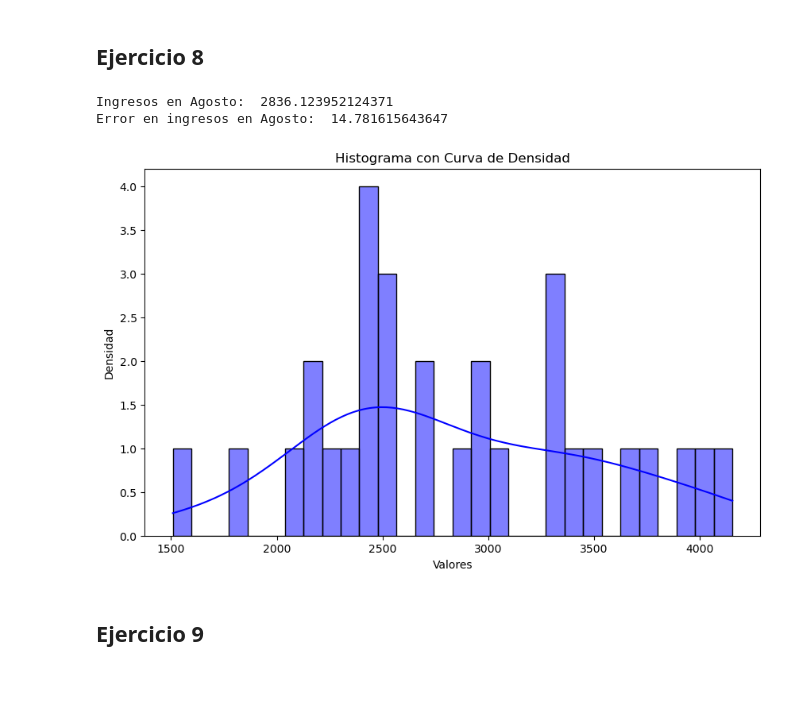
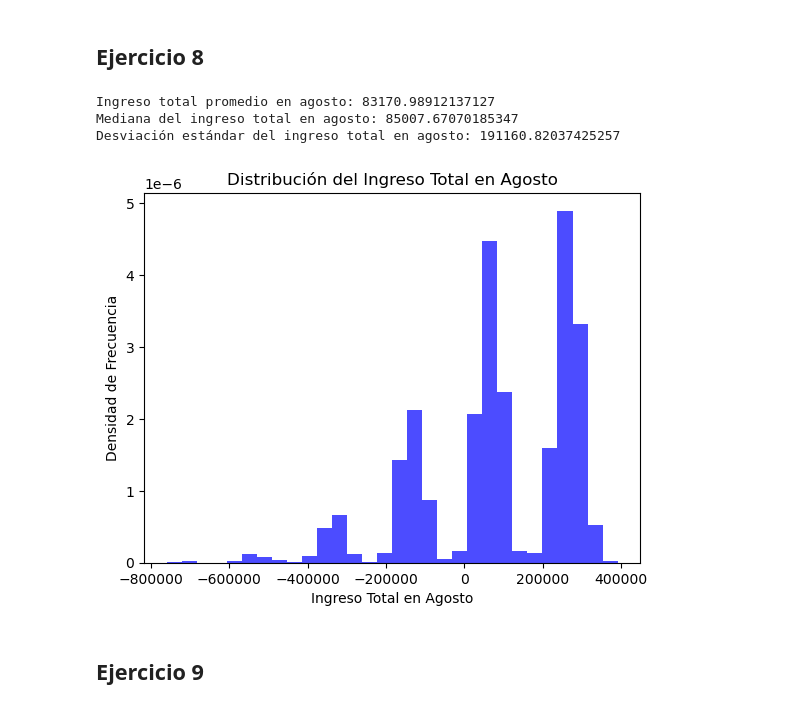
Before and after one commit to catadolhare/tp1_aplicaciones_cauzzo_dolhare_ekes_squillari, a Jupyter notebook: tp1.ipynb, the cells around one changed output. Drawn from its saved outputs; the diff is of its cells as text; code cells hidden in the pictures; blank space fills up the shorter version.

Commit message:
super arreglos

```diff
--- a/tp1.ipynb
+++ b/tp1.ipynb
@@ -402,20 +401,15 @@ best_k = None
 
 for k in umbral_k:
     VANs = np.zeros(2000)
-    cashflows_simulacion = []  # Lista para almacenar los cashflows de cada simulación con el umbral k
 
     for j in range(2000):
         S, D = simulacion(365)
-        VAN, cashflow, estado_molino_norte, estado_molino_sur, roturas_norte, roturas_sur, apagados_norte, apagados_sur = calcular_VAN(S, D, k, 365)
+        VAN_calculado, cashflow, estado_molino_norte, estado_molino_sur, roturas_norte, roturas_sur, apagados_norte, apagados_sur = calcular_VAN(S, D, k, 365, 200000)
 
-        VANs[j] = VAN
-        cashflows_simulacion.append(cashflow)  # Guardar los cashflows de esta simulación
-
+        VANs[j] = VAN_calculado
 
     media_VAN = np.mean(VANs)
     error_VAN = np.std(VANs) / np.sqrt(2000)
-    media_cashflow = np.mean(cashflows_simulacion, axis=0)  # Calcular la media de los cashflows de todas las simul
-    error_cashflow = np.std(cashflows_simulacion, axis=0) / np.sqrt(2000)  # Calcular el error de los cashflows
 
     medias_VAN.append(media_VAN)
     errores_VAN.append(error_VAN)
@@ -513,31 +509,44 @@ Ganancia ingenua:  421084.8672576075
 # %% [markdown]
 ## Ejercicio 8
-# %%
-# dias del mes de agosto = 213 al 243
-ingresos_agosto = np.zeros(2000)
-cashflow_agosto = []
-
-for i in range(213, 243):
-    cashflow_agosto.append(media_cashflow[i])
-
-media_cashflows_agosto = np.mean(cashflow_agosto, axis=0)
-error_cashflows_agosto = np.std(cashflow_agosto, axis=0) / np.sqrt(2000)
-
-print('Ingresos en Agosto: ', media_cashflows_agosto)
-print('Error en ingresos en Agosto: ', error_cashflows_agosto)
-
-import seaborn as sns
-plt.figure(figsize=(10, 6))
-sns.histplot(cashflow_agosto, kde=True, bins=30, color='blue', alpha=0.5)
-
-# Agregar etiquetas y título
-plt.title('Histograma con Curva de Densidad')
-plt.xlabel('Valores')
-plt.ylabel('Densidad')
-plt.show()
-# %% [output]
-Ingresos en Agosto:  2836.123952124371
-Error en ingresos en Agosto:  14.781615643647
-[figure, removed]
+# %%
+# Definir los días correspondientes al mes de agosto (del día 213 al 242, ya que Python excluye el último índice)
+dias_agosto = range(213, 243)
+
+# Número de simulaciones
+num_simulaciones = 2000
+
+# Arreglo para almacenar el ingreso total de agosto en cada simulación
+ingresos_agosto = np.zeros(num_simulaciones)
+
+for j in range(num_simulaciones):
+    # Simular los datos para todo el año
+    S, D = simulacion(365)
+
+    # Calcular el flujo de caja (cashflow) con el umbral óptimo de operación 'best_k'
+    _, cashflow_sim, _, _, _, _, _, _ = calcular_VAN(S, D, best_k, 365, 200000)
+
+    # Calcular el ingreso total de agosto sumando los cashflows de los días de agosto
+    ingresos_agosto[j] = np.sum(cashflow_sim[dias_agosto])
+
+# Estadísticas descriptivas
+media_ingreso = np.mean(ingresos_agosto)
+mediana_ingreso = np.median(ingresos_agosto)
+desviacion_ingreso = np.std(ingresos_agosto)
+
+print(f"Ingreso total promedio en agosto: {media_ingreso}")
+print(f"Mediana del ingreso total en agosto: {mediana_ingreso}")
+print(f"Desviación estándar del ingreso total en agosto: {desviacion_ingreso}")
+
+# Graficar el histograma
+plt.hist(ingresos_agosto, bins=30, density=True, alpha=0.7, color='blue')
+plt.title('Distribución del Ingreso Total en Agosto')
+plt.xlabel('Ingreso Total en Agosto')
+plt.ylabel('Densidad de Frecuencia')
+plt.show()
+# %% [output]
+Ingreso total promedio en agosto: 83170.98912137127
+Mediana del ingreso total en agosto: 85007.67070185347
+Desviación estándar del ingreso total en agosto: 191160.82037425257
+[figure, added]
 # %% [markdown]
 ## Ejercicio 9
```
Also changed, not shown: parts of 18 cells of this notebook.
